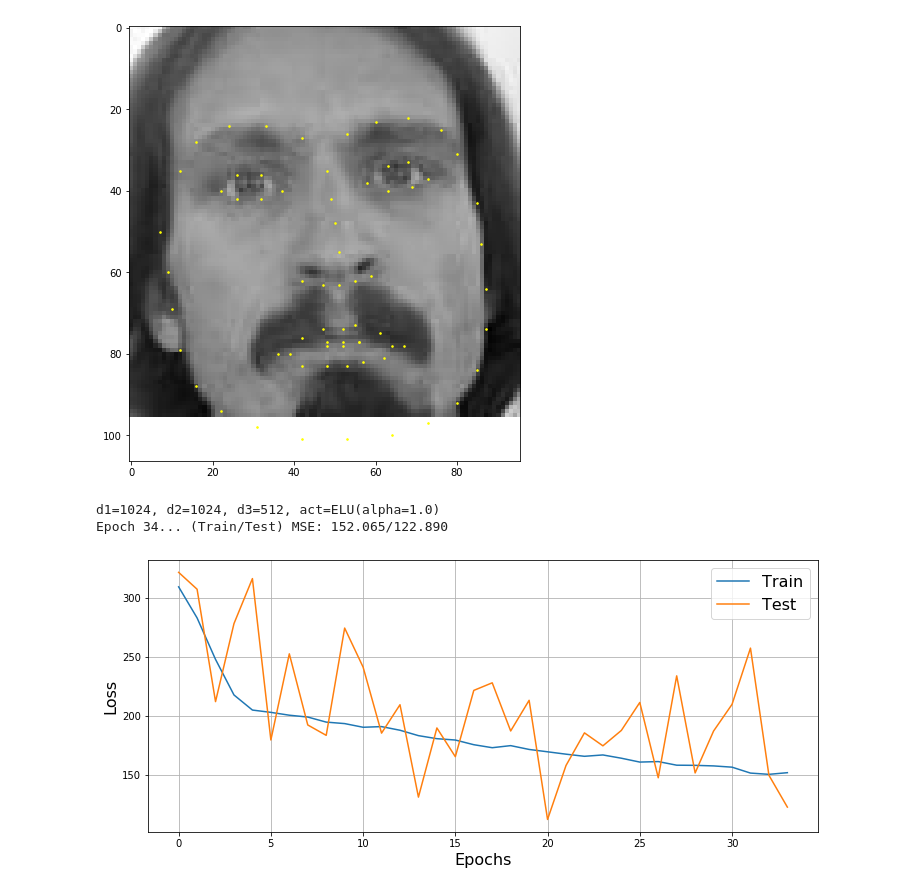
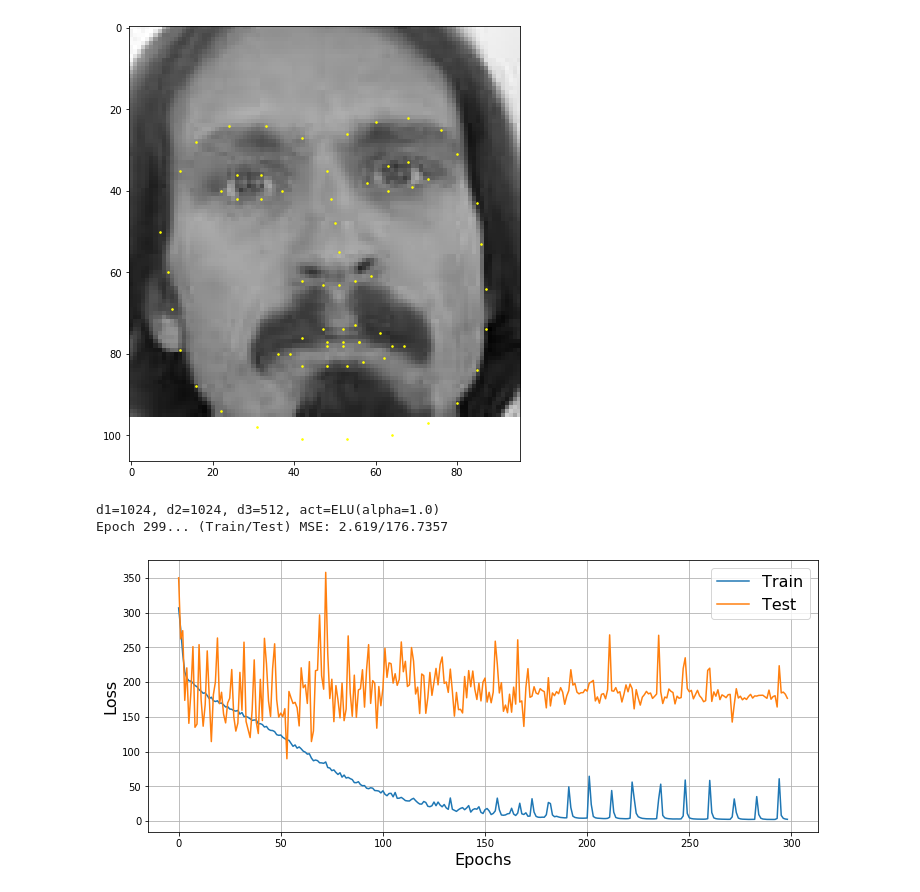
Before and after one commit to excander/neural_networks_sphere_2, a Jupyter notebook: Seminar 3/new/Practice task 3, PyTorch Introduction [SOLVED].ipynb, the cells around one changed output. Drawn from its saved outputs; the diff is of its cells as text; code cells hidden in the pictures.

```diff
--- a/Seminar 3/new/Practice task 3, PyTorch Introduction [SOLVED].ipynb
+++ b/Seminar 3/new/Practice task 3, PyTorch Introduction [SOLVED].ipynb
@@ -598,23 +656,23 @@ comb_train_dataloader = DataLoader(comb_train_dataset, batch_size=64,
                         shuffle=True, num_workers=8)
 # %%
 %%time
-epochs = 35
+epochs = 300
 act = ELU()
 s = [1024,1024,512]
 dim1, dim2, dim3 = s[0], s[1], s[2]
 
 clean_net = Sequential(
                       Linear(1 * 96 * 96, dim1),
                       act,
                       Linear(dim1, dim2),
                       act,
                       Linear(dim2, dim3),
                       act,
                       Linear(dim3, 2 * 68)
                    )
 print("d1={}, d2={}, d3={}, act={}".format(dim1,dim2,dim3,act))
 train(clean_net, epochs, 1e-4, train_dataloader=comb_train_dataloader)
 # %% [output]
 d1=1024, d2=1024, d3=512, act=ELU(alpha=1.0)
-Epoch 34... (Train/Test) MSE: 152.065/122.890
+Epoch 299... (Train/Test) MSE: 2.619/176.7357
-[figure, old version]
+[figure, new version]
```
Also changed, not shown: parts of 16 cells of this notebook.
